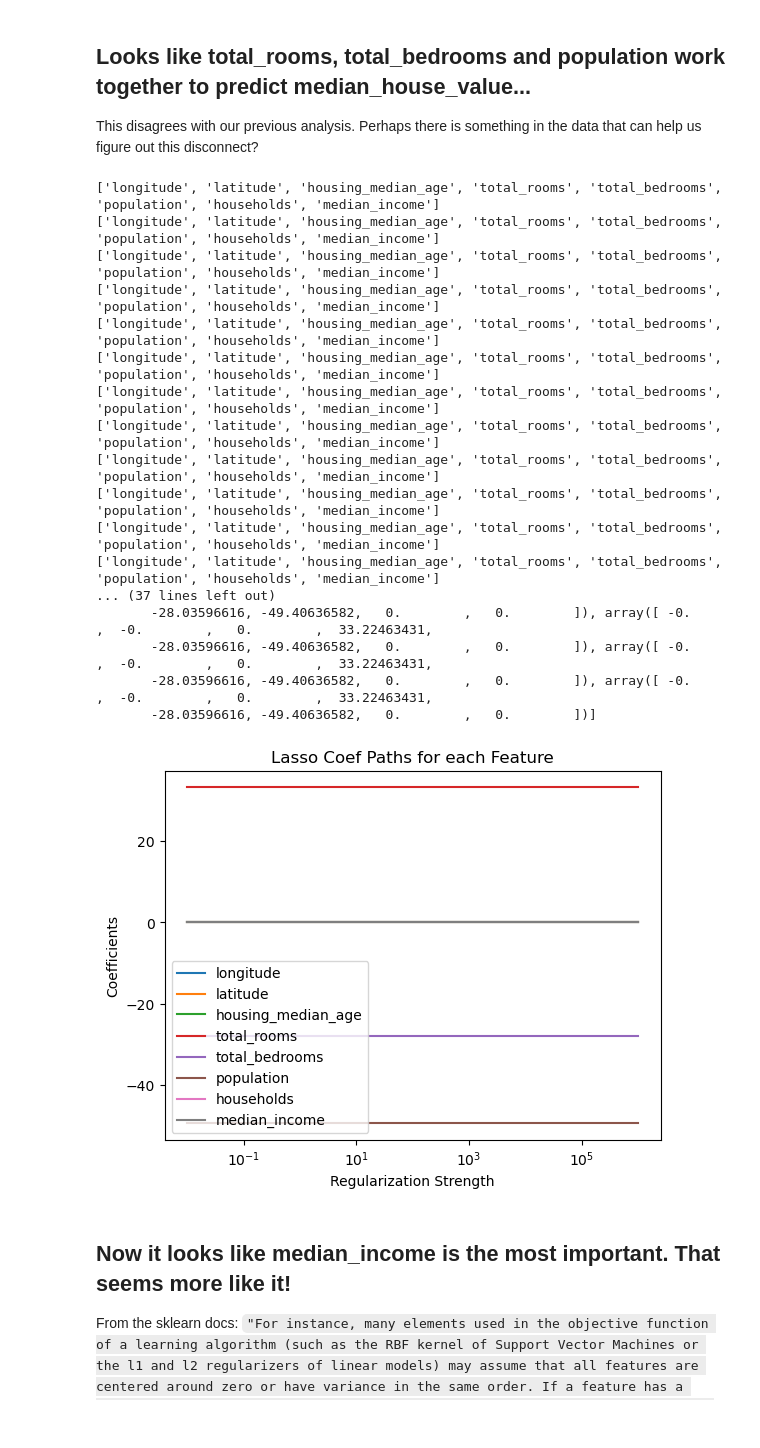
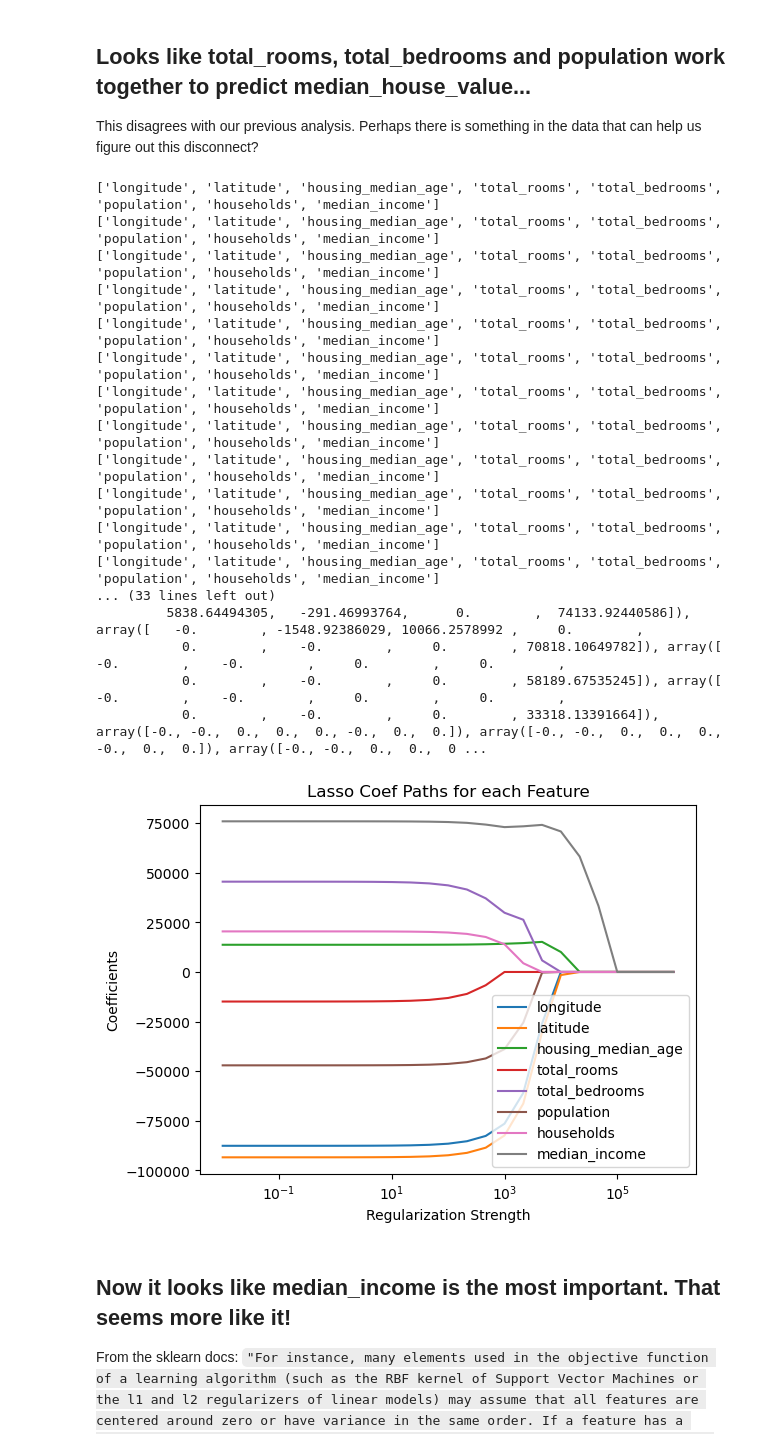
Before and after one commit to VarunAnanth2003/example-kaggle-analysis, a Jupyter notebook: notebooks/exploratory.ipynb, the cells around one changed output. Cells and saved outputs as stored; diff of their text form; code cells hidden in the pictures.

```diff
--- a/notebooks/exploratory.ipynb
+++ b/notebooks/exploratory.ipynb
@@ -330,46 +331,45 @@ from sklearn.preprocessing import StandardScaler
 regs = []
 coefs = []
 
-print(list(feature_names))
 for alpha in np.logspace(-2, 6, num=25, base=10):
     pipe = make_pipeline(StandardScaler(), Lasso(alpha=alpha))
     pipe.fit(X_train, y_train)
     print(list(feature_names[np.where(pipe[1].coef_ != 0)]))
 
     regs.append(alpha)
-    coefs.append(lasso.coef_)
+    coefs.append(pipe[1].coef_)
 
 for i in range(len(coefs[0])):
     plt.plot(regs, [coef[i] for coef in coefs], label=feature_names[i])
 
 plt.xlabel('Regularization Strength')
 plt.ylabel('Coefficients')
 plt.title('Lasso Coef Paths for each Feature')
 plt.xscale('log')
 #plt.yscale('symlog')
 plt.legend()
 
 print(regs)
 print(coefs)
 # %% [output]
 ['longitude', 'latitude', 'housing_median_age', 'total_rooms', 'total_bedrooms', 'population', 'households', 'median_income']
 ['longitude', 'latitude', 'housing_median_age', 'total_rooms', 'total_bedrooms', 'population', 'households', 'median_income']
 ['longitude', 'latitude', 'housing_median_age', 'total_rooms', 'total_bedrooms', 'population', 'households', 'median_income']
 ['longitude', 'latitude', 'housing_median_age', 'total_rooms', 'total_bedrooms', 'population', 'households', 'median_income']
 ['longitude', 'latitude', 'housing_median_age', 'total_rooms', 'total_bedrooms', 'population', 'households', 'median_income']
 ['longitude', 'latitude', 'housing_median_age', 'total_rooms', 'total_bedrooms', 'population', 'households', 'median_income']
 ['longitude', 'latitude', 'housing_median_age', 'total_rooms', 'total_bedrooms', 'population', 'households', 'median_income']
 ['longitude', 'latitude', 'housing_median_age', 'total_rooms', 'total_bedrooms', 'population', 'households', 'median_income']
 ['longitude', 'latitude', 'housing_median_age', 'total_rooms', 'total_bedrooms', 'population', 'households', 'median_income']
 ['longitude', 'latitude', 'housing_median_age', 'total_rooms', 'total_bedrooms', 'population', 'households', 'median_income']
 ['longitude', 'latitude', 'housing_median_age', 'total_rooms', 'total_bedrooms', 'population', 'households', 'median_income']
 ['longitude', 'latitude', 'housing_median_age', 'total_rooms', 'total_bedrooms', 'population', 'households', 'median_income']
-... (37 lines left out)
-       -28.03596616, -49.40636582,   0.        ,   0.        ]), array([ -0.        ,  -0.        ,   0.        ,  33.22463431,
-       -28.03596616, -49.40636582,   0.        ,   0.        ]), array([ -0.        ,  -0.        ,   0.        ,  33.22463431,
-       -28.03596616, -49.40636582,   0.        ,   0.        ]), array([ -0.        ,  -0.        ,   0.        ,  33.22463431,
-       -28.03596616, -49.40636582,   0.        ,   0.        ])]
+... (33 lines left out)
+         5838.64494305,   -291.46993764,      0.        ,  74133.92440586]), array([   -0.        , -1548.92386029, 10066.2578992 ,     0.        ,
+           0.        ,    -0.        ,     0.        , 70818.10649782]), array([   -0.        ,    -0.        ,     0.        ,     0.        ,
+           0.        ,    -0.        ,     0.        , 58189.67535245]), array([   -0.        ,    -0.        ,     0.        ,     0.        ,
+           0.        ,    -0.        ,     0.        , 33318.13391664]), array([-0., -0.,  0.,  0.,  0., -0.,  0.,  0.]), array([-0., -0.,  0.,  0.,  0., -0.,  0.,  0.]), array([-0., -0.,  0.,  0.,  0 ...
-[figure, old version]
+[figure, new version]
 # %% [markdown]
 ## Now it looks like median_income is the most important. That seems more like it!
 
```
Also changed, not shown: parts of 2 cells of this notebook.
